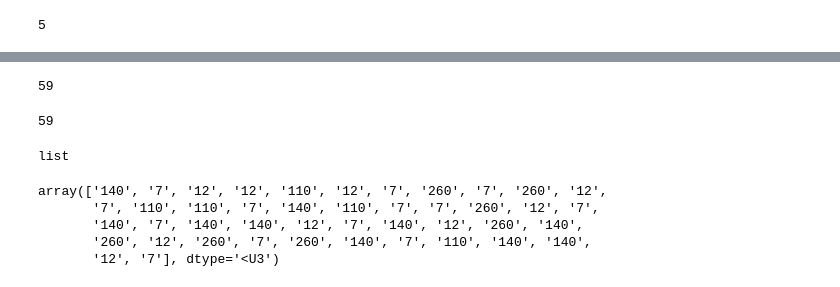
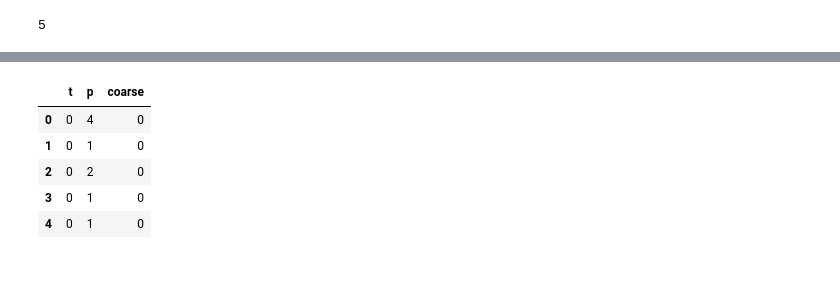
Before and after one commit to satyatumati/Hierarchical-Deep-CNN, a Jupyter notebook: mini_model/CNN_basic.ipynb, the cells around one changed output, grey strips where cells are left out. Saved outputs shown, nothing was run; the diff lists cells and outputs as text; code cells hidden in the pictures.

```diff
--- a/mini_model/CNN_basic.ipynb
+++ b/mini_model/CNN_basic.ipynb
@@ -337,20 +333,0 @@ array([[1., 0., 0.],
-# %%
-len(data)
-# %% [output]
-59
-# %%
-len(labels)
-# %% [output]
-59
-# %%
-type(labels)
-# %% [output]
-list
-# %%
-trainY
-# %% [output]
-array(['140', '7', '12', '12', '110', '12', '7', '260', '7', '260', '12',
-       '7', '110', '110', '7', '140', '110', '7', '7', '260', '12', '7',
-       '140', '7', '140', '140', '12', '7', '140', '12', '260', '140',
-       '260', '12', '260', '7', '260', '140', '7', '110', '140', '140',
-       '12', '7'], dtype='<U3')
@@ -356,0 +339,9 @@ array(['140', '7', '12', '12', '110', '12', '7', '260', '7', '260', '12',
+# %%
+df.head()
+# %% [output]
+|  | t | p | coarse |
+| 0 | 0 | 4 | 0 |
+| 1 | 0 | 1 | 0 |
+| 2 | 0 | 2 | 0 |
+| 3 | 0 | 1 | 0 |
+| 4 | 0 | 1 | 0 |
```
Also changed, not shown: parts of 46 cells of this notebook.
